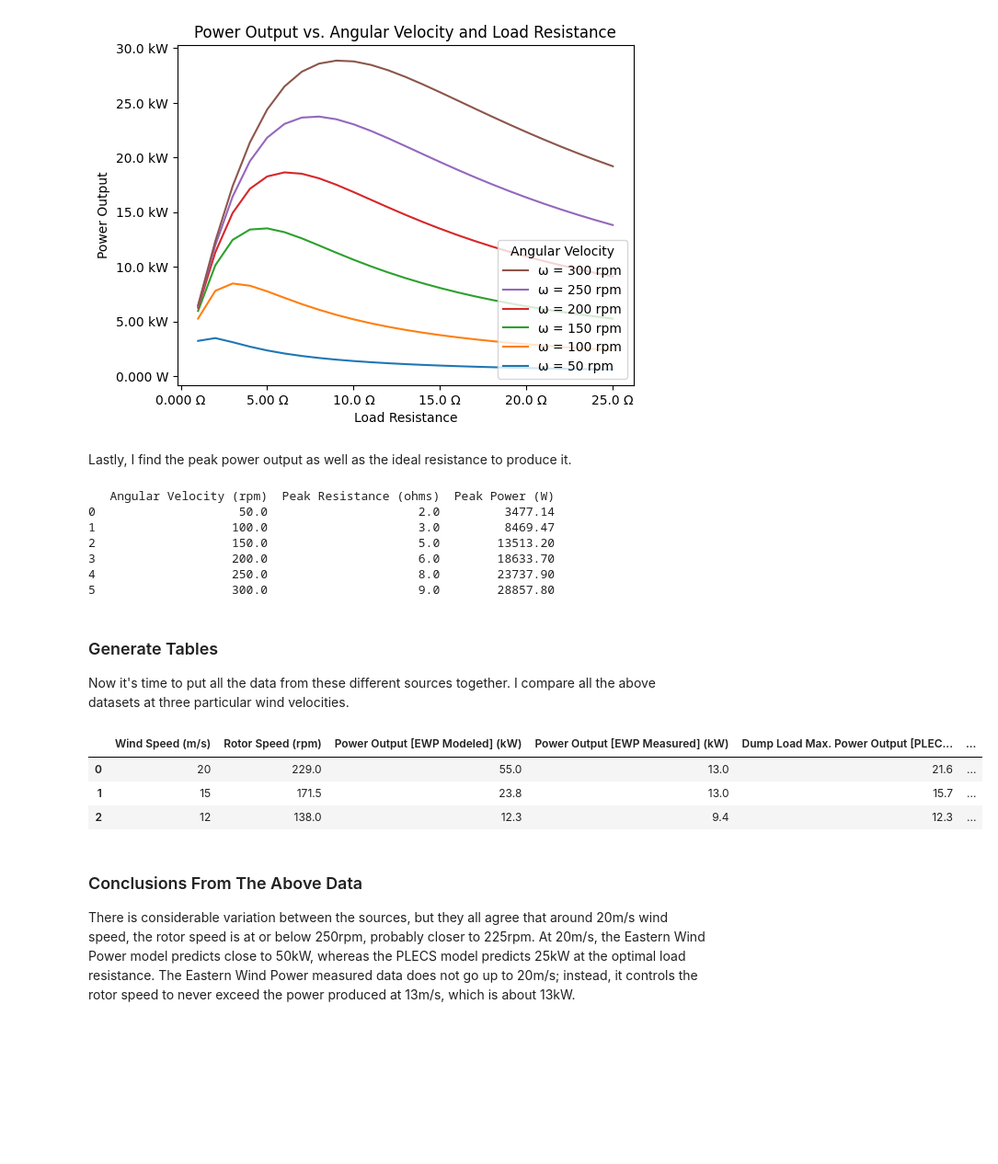
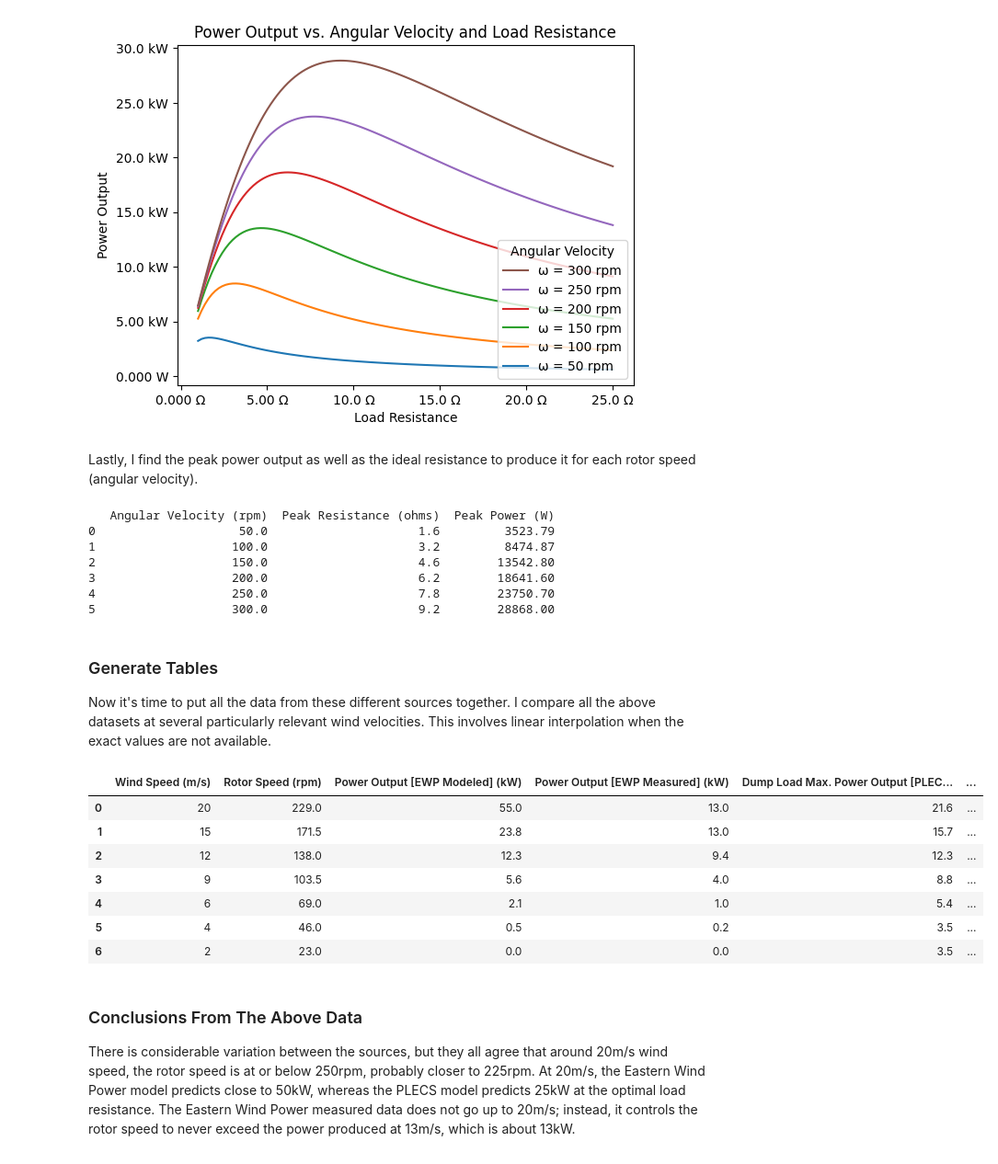
Before and after one commit to ianeyk/wind-turbine, a Jupyter notebook: measurements_and_calculations/olin_wind_speeds/plot_wind_speed_data.ipynb, the cells around one changed output. Shown at 92% size. Saved outputs shown, nothing was run; the diff lists cells and outputs as text; code cells hidden in the pictures; blank space fills up the shorter version.

Commit message:
re-run plecs model, add assumptions, and submit report

```diff
--- a/measurements_and_calculations/olin_wind_speeds/plot_wind_speed_data.ipynb
+++ b/measurements_and_calculations/olin_wind_speeds/plot_wind_speed_data.ipynb
@@ -233,12 +240,12 @@ The script prints the results of the parameter sweep into the PLECS simulation c
 # %%
 def get_params(param_str):
     resistance = float(param_str.partition("RL = ")[2].partition("ohms")[0])
-    angular_velocity = float(param_str.partition("wr = ")[2].partition("rad/s")[0]) # typo in the PLECS script!! rad/s should be rpm
+    angular_velocity = float(param_str.partition("wr = ")[2].partition("rpm")[0])
     power = float(param_str.partition("power = ")[2].partition("W")[0])
     return resistance, angular_velocity, power
 
 df_plecs = pd.DataFrame(columns = ["Resistance (ohms)", "Angular Velocity (rpm)", "Power (W)"])
-with open("plecs/plecs_parameter_sweep_2.txt") as file:
+with open("plecs/plecs_parameter_sweep_3.txt") as file:
     for line in file:
         if line.startswith("Kt") or line.startswith("Imax") or line.strip() == "":
             continue
@@ -259,7 +266,7 @@ ax1.legend(reversed(handles), reversed(labels), title = "Angular Velocity", loc=
 <matplotlib.legend.Legend at 0x...>
 [figure]
 # %% [markdown]
-Lastly, I find the peak power output as well as the ideal resistance to produce it.
+Lastly, I find the peak power output as well as the ideal resistance to produce it for each rotor speed (angular velocity).
 # %%
 df_plecs_peak = pd.DataFrame(columns = ["Peak Resistance (ohms)", "Angular Velocity (rpm)", "Peak Power (W)"])
 
@@ -274,18 +281,19 @@ for angular_velocity, group in grouped_by_angular_velocity:
 print(df_plecs_peak[["Angular Velocity (rpm)", "Peak Resistance (ohms)", "Peak Power (W)"]])
 # %% [output]
    Angular Velocity (rpm)  Peak Resistance (ohms)  Peak Power (W)
-0                    50.0                     2.0         3477.14
-1                   100.0                     3.0         8469.47
-2                   150.0                     5.0        13513.20
-3                   200.0                     6.0        18633.70
-4                   250.0                     8.0        23737.90
-5                   300.0                     9.0        28857.80
+0                    50.0                     1.6         3523.79
+1                   100.0                     3.2         8474.87
+2                   150.0                     4.6        13542.80
+3                   200.0                     6.2        18641.60
+4                   250.0                     7.8        23750.70
+5                   300.0                     9.2        28868.00
 # %% [markdown]
 ### Generate Tables
-Now it's time to put all the data from these different sources together. I compare all the above datasets at three particular wind velocities.
+Now it's time to put all the data from these different sources together. I compare all the above datasets at several particularly relevant wind velocities. This involves linear interpolation when the exact values are not available.
 # %%
-wind_speeds_to_tabulate = [20, 15, 12]
+wind_speeds_to_tabulate = [20, 15, 12, 9, 6, 4, 2]
 
+# this function courtesy of https://stackoverflow.com/a/51535881
 def reindex_and_interpolate(df, new_index):
     return df.reindex(df.index | new_index).interpolate(method='index', limit_direction='both').loc[new_index]
 
@@ -307,33 +315,37 @@ df_joined = df_joined.join(
 )
 df_joined = df_joined.join(
     df_final_EWP_measured.rename({
         "Power Output (kW)": "Power Output [EWP Measured] (kW)"
     }, axis = "columns")
 )
 df_joined = df_joined.join(
     df_final_plecs.rename({
         "Angular Velocity (rpm)": "Rotor Speed (rpm)",
         "Peak Resistance (ohms)": "Ideal Load Resistance [PLECS] (ohms)",
         "Peak Power (kW)": "Dump Load Max. Power Output [PLECS] (kW)"
     }, axis = "columns"),
     on = "Rotor Speed (rpm)"
 )
 df_final = df_joined.reset_index()[[
     "Wind Speed (m/s)",
     "Rotor Speed (rpm)",
     "Power Output [EWP Modeled] (kW)",
     "Power Output [EWP Measured] (kW)",
     "Dump Load Max. Power Output [PLECS] (kW)",
     "Ideal Load Resistance [PLECS] (ohms)",
     ]]
 
 # print(df_final.to_markdown())
 df_final.round(decimals = 1)
 # %% [output]
 |  | Wind Speed (m/s) | Rotor Speed (rpm) | Power Output [EWP Modeled] (kW) | Power Output [EWP Measured] (kW) | Dump Load Max. Power Output [PLEC... | ... |
 | 0 | 20 | 229.0 | 55.0 | 13.0 | 21.6 | ... |
 | 1 | 15 | 171.5 | 23.8 | 13.0 | 15.7 | ... |
 | 2 | 12 | 138.0 | 12.3 | 9.4 | 12.3 | ... |
+| 3 | 9 | 103.5 | 5.6 | 4.0 | 8.8 | ... |
+| 4 | 6 | 69.0 | 2.1 | 1.0 | 5.4 | ... |
+| 5 | 4 | 46.0 | 0.5 | 0.2 | 3.5 | ... |
+| 6 | 2 | 23.0 | 0.0 | 0.0 | 3.5 | ... |
 # %% [markdown]
 ### Conclusions From The Above Data
 There is considerable variation between the sources, but they all agree that around 20m/s wind speed, the rotor speed is at or below 250rpm, probably closer to 225rpm. At 20m/s, the Eastern Wind Power model predicts close to 50kW, whereas the PLECS model predicts 25kW at the optimal load resistance. The Eastern Wind Power measured data does not go up to 20m/s; instead, it controls the rotor speed to never exceed the power produced at 13m/s, which is about 13kW.
```
Also changed, not shown: parts of 5 cells of this notebook, 4 other files.
